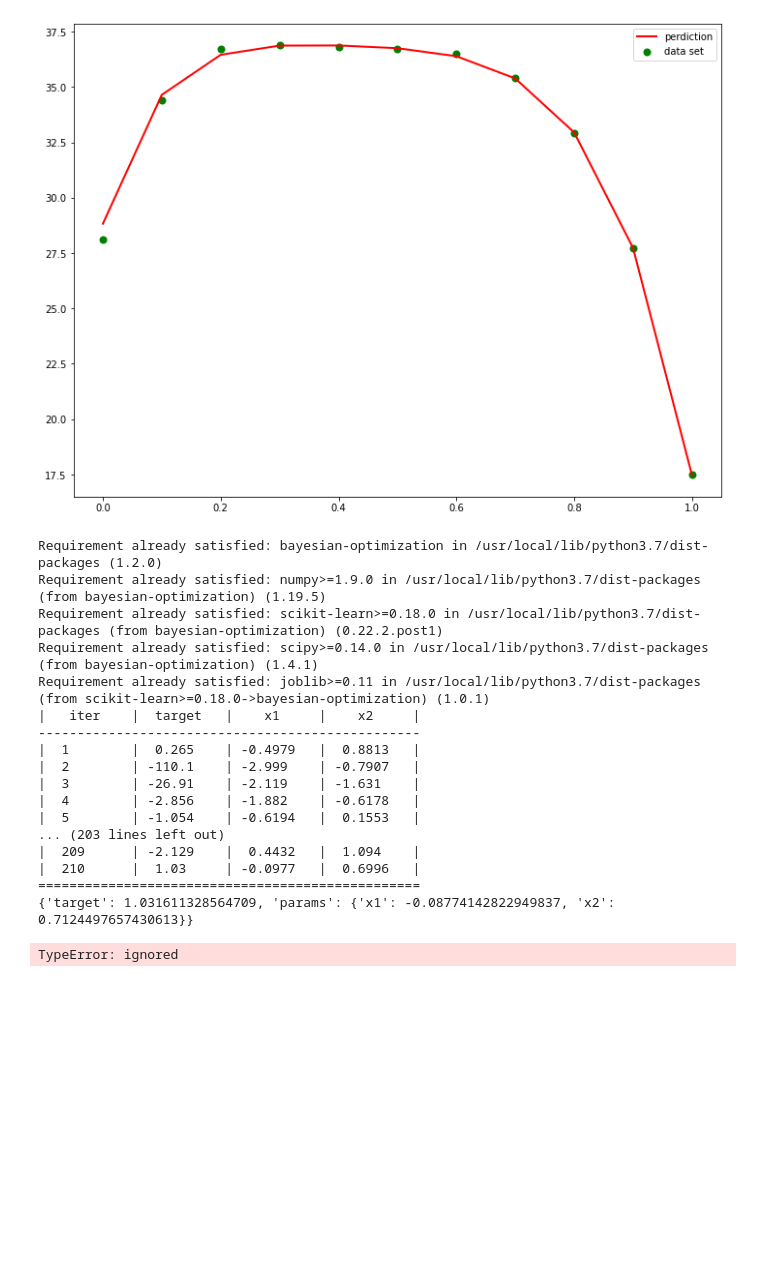
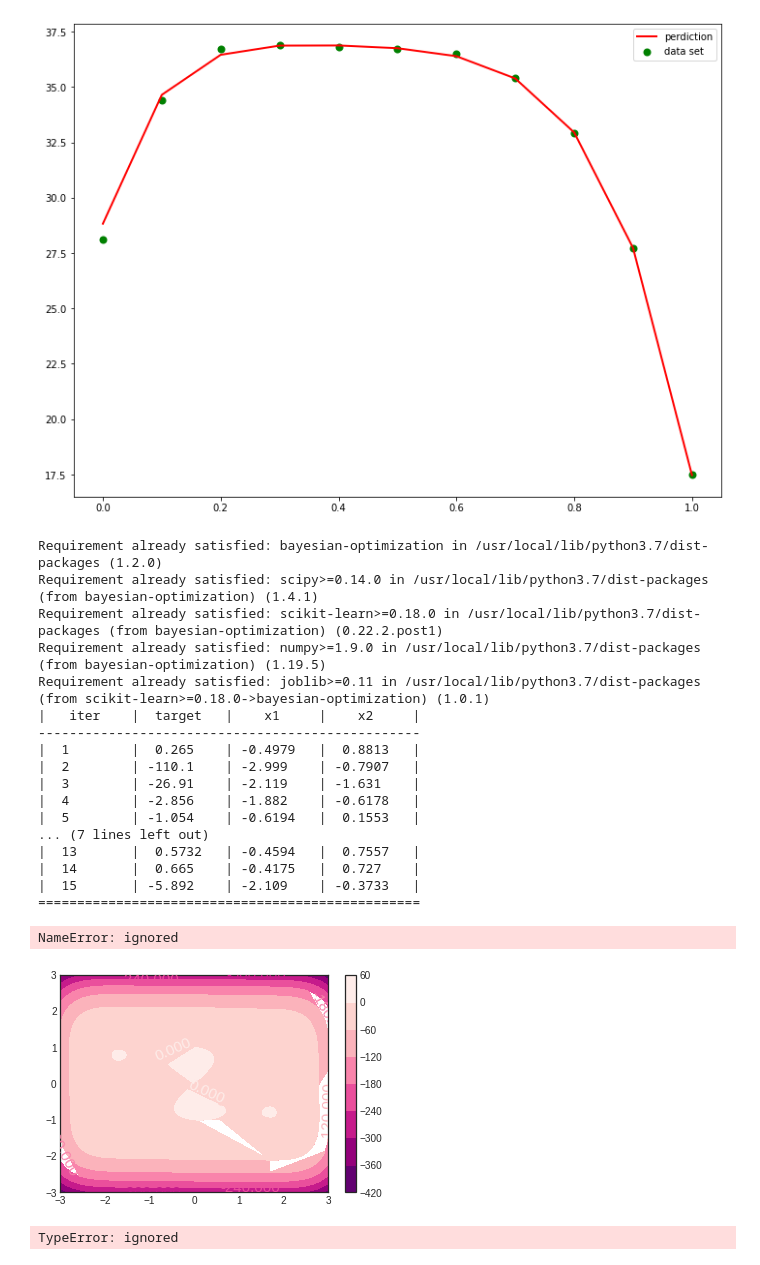
Before and after one commit to schen304joseph/HW3, a Jupyter notebook: HW3.ipynb, the cells around one changed output. Cells and saved outputs as stored; diff of their text form; code cells hidden in the pictures; blank space fills up the shorter version.

```diff
--- a/HW3.ipynb
+++ b/HW3.ipynb
@@ -38,40 +38,57 @@ A21= 1.6891850023576693
 %matplotlib inline
 import matplotlib.pyplot as plt
 plt.style.use('seaborn-white')
 import numpy as np
-
 from bayes_opt import BayesianOptimization
 
 def black_box_function(x1, x2):
   return -((4-2.1*x1**2+((x1**4)/3))*x1**2+x1*x2+(-4+4*(x2**2))*(x2**2))
+
+x1 = np.linspace(-3, 3, 500)
+x2 = np.linspace(-3, 3, 500)
+x1, x2 = np.meshgrid(x1, x2)
+Z = black_box_function(x1, x2)
+plt.figure()
+
+contours=plt.contourf(x1, x2, Z,cmap='RdPu_r')
+plt.clabel(contours, inline=True, fontsize=15)
+plt.colorbar()
 
 pbounds = {'x1': (-3, 3), 'x2': (-2, 2)}
 optimizer = BayesianOptimization(
     f=black_box_function,
     pbounds=pbounds,
     random_state=1,
 )
 optimizer.maximize(init_points=5,n_iter=10,)
 
+for _ in range(5):
+    next_point = optimizer.suggest(utility)
+    target = black_box_function(**next_point)
+    optimizer.register(params=next_point, target=target)
+
+    print(target, next_point)
 print(optimizer.max)
 # %% [output]
 Requirement already satisfied: bayesian-optimization in /usr/local/lib/python3.7/dist-packages (1.2.0)
+Requirement already satisfied: scipy>=0.14.0 in /usr/local/lib/python3.7/dist-packages (from bayesian-optimization) (1.4.1)
+Requirement already satisfied: scikit-learn>=0.18.0 in /usr/local/lib/python3.7/dist-packages (from bayesian-optimization) (0.22.2.post1)
 Requirement already satisfied: numpy>=1.9.0 in /usr/local/lib/python3.7/dist-packages (from bayesian-optimization) (1.19.5)
-Requirement already satisfied: scikit-learn>=0.18.0 in /usr/local/lib/python3.7/dist-packages (from bayesian-optimization) (0.22.2.post1)
-Requirement already satisfied: scipy>=0.14.0 in /usr/local/lib/python3.7/dist-packages (from bayesian-optimization) (1.4.1)
 Requirement already satisfied: joblib>=0.11 in /usr/local/lib/python3.7/dist-packages (from scikit-learn>=0.18.0->bayesian-optimization) (1.0.1)
 |   iter    |  target   |    x1     |    x2     |
 -------------------------------------------------
 |  1        |  0.265    | -0.4979   |  0.8813   |
 |  2        | -110.1    | -2.999    | -0.7907   |
 |  3        | -26.91    | -2.119    | -1.631    |
 |  4        | -2.856    | -1.882    | -0.6178   |
 |  5        | -1.054    | -0.6194   |  0.1553   |
-... (203 lines left out)
-|  209      | -2.129    |  0.4432   |  1.094    |
-|  210      |  1.03     | -0.0977   |  0.6996   |
+... (7 lines left out)
+|  13       |  0.5732   | -0.4594   |  0.7557   |
+|  14       |  0.665    | -0.4175   |  0.727    |
+|  15       | -5.892    | -2.109    | -0.3733   |
 =================================================
-{'target': 1.031611328564709, 'params': {'x1': -0.08774142822949837, 'x2': 0.7124497657430613}}
+NameError: ignored
+[figure, added]
 # %%
 import matplotlib.gridspec as gridspec
 import matplotlib.pyplot as plt
```
Also changed, not shown: parts of 1 cell of this notebook.
